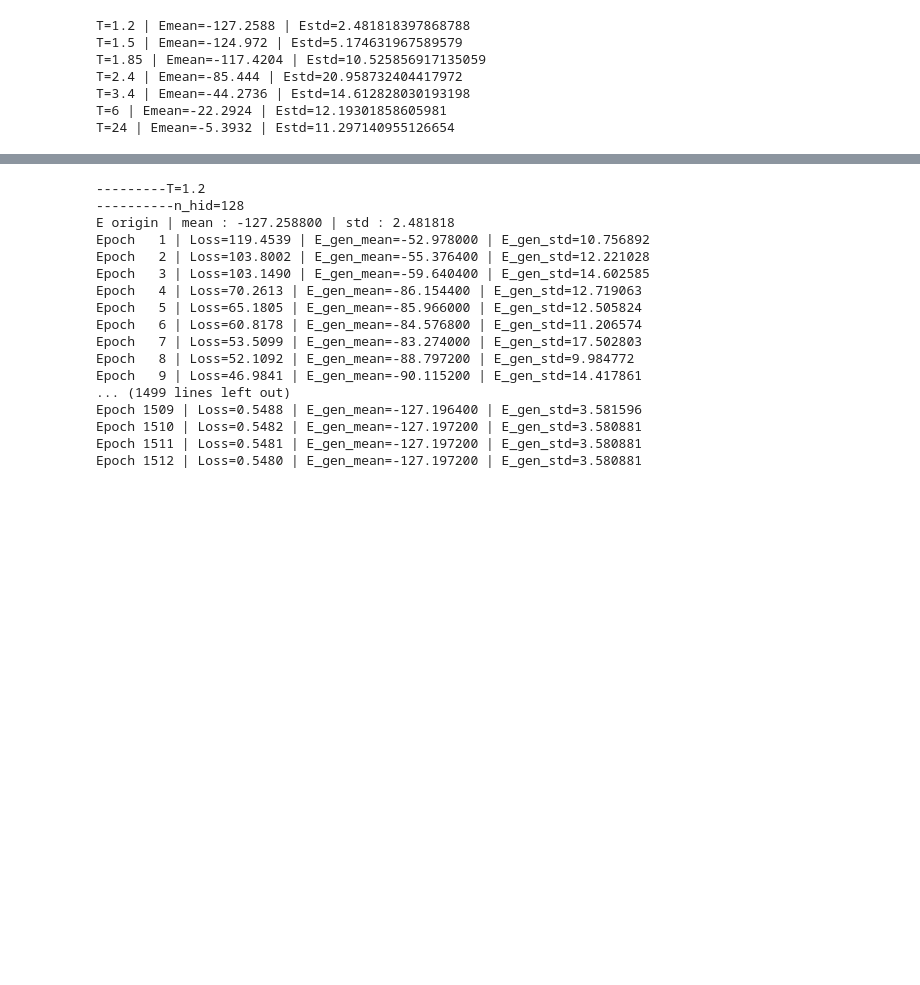
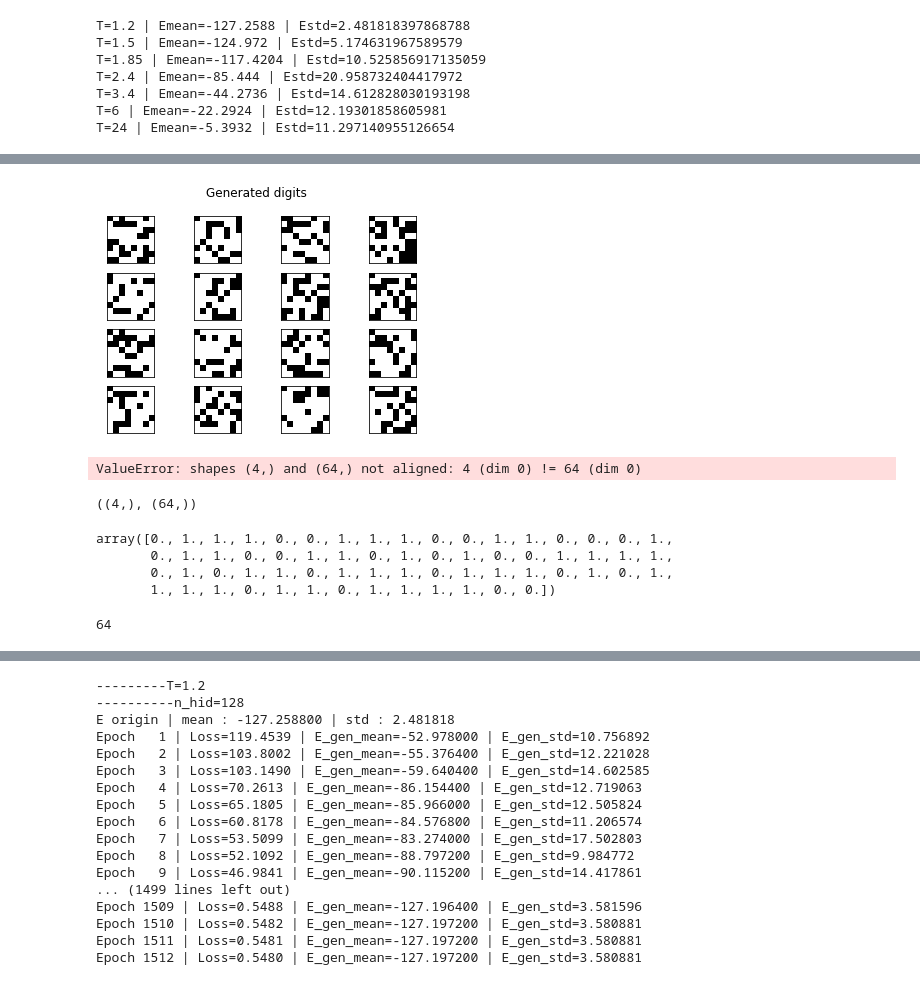
Before and after one commit to physicaone/physicaone, a Jupyter notebook: RRbyTemp.ipynb, the cells around one changed output, grey strips where cells are left out. Cells and saved outputs as stored; diff of their text form; code cells hidden in the pictures; blank space fills up the shorter version.

```diff
--- a/RRbyTemp.ipynb
+++ b/RRbyTemp.ipynb
@@ -37,0 +153,50 @@ momentum=0.9
+# %%
+num_equilibrium = 100 #숨은 변수값을 평형상태의 RBM네트워크에 맞추기 위한 평형화 과정에 필요한 반복횟수
+num_sample=16
+v_dim=64
+h_dim=4
+v_sample = np.zeros((num_sample, v_dim)) #생성한 이미지 샘플을 저장하기 위한 변수
+model=pd.read_pickle('models/2020-10-17_model_n_hid=4_T=1.2.pkl')
+w=np.array(model.W.detach().numpy()).transpose()
+a=np.array(model.v.detach().numpy())[0]
+b=np.array(model.h.detach().numpy())[0]
+for n in range(num_sample):
+    h_gen = np.round(np.random.rand(h_dim)) #무작위로 숨은 변수를 선택
+    v_gen = np.zeros(v_dim)
+    for k in range(num_equilibrium): #visible layer와 hidden layer를 반복해서 오가면서 손글씨 이미지를 샘플링하는 과정
+        for i in range(v_dim):
+            de = np.inner(h_gen, w[i, :]) + a[i]
+            if(1./(1.+np.exp(-de)) > np.random.rand()):
+                v_gen[i] = 1.
+            else:
+                v_gen[i] = 0.
+
+        for j in range(h_dim):
+            de = np.inner(v_gen, w[:,j]) + b[j]
+            if(1./(1.+np.exp(-de)) > np.random.rand()):
+                h_gen[j] = 1.
+            else:
+                h_gen[j] = 0.
+    v_sample[n] = v_gen
+
+
+
+
+fig2=plt.figure()
+fig2.suptitle('Generated digits')
+for n in range(num_sample):
+    subplot=fig2.add_subplot(4,4,n+1)
+    subplot.set_xticks([])
+    subplot.set_yticks([])
+    subplot.imshow(v_sample[n].reshape((8,8)), cmap=plt.cm.gray)
+plt.show()
+# %% [output]
+[figure, added]
+# %%
+np.inner(h_gen, w[i, :])
+# %% [output]
+ValueError: shapes (4,) and (64,) not aligned: 4 (dim 0) != 64 (dim 0)
+# %%
+np.shape(h_gen), np.shape(w[0])
+# %% [output]
+((4,), (64,))
@@ -37,0 +205,11 @@ momentum=0.9
+# %%
+v_sample[0]
+# %% [output]
+array([0., 1., 1., 1., 0., 0., 1., 1., 1., 0., 0., 1., 1., 0., 0., 0., 1.,
+       0., 1., 1., 0., 0., 1., 1., 0., 1., 0., 1., 0., 0., 1., 1., 1., 1.,
+       0., 1., 0., 1., 1., 0., 1., 1., 1., 0., 1., 1., 1., 0., 1., 0., 1.,
+       1., 1., 1., 0., 1., 1., 0., 1., 1., 1., 1., 0., 0.])
+# %%
+len(a)
+# %% [output]
+64
```
Also changed, not shown: parts of 9 cells of this notebook, 1 other file.
